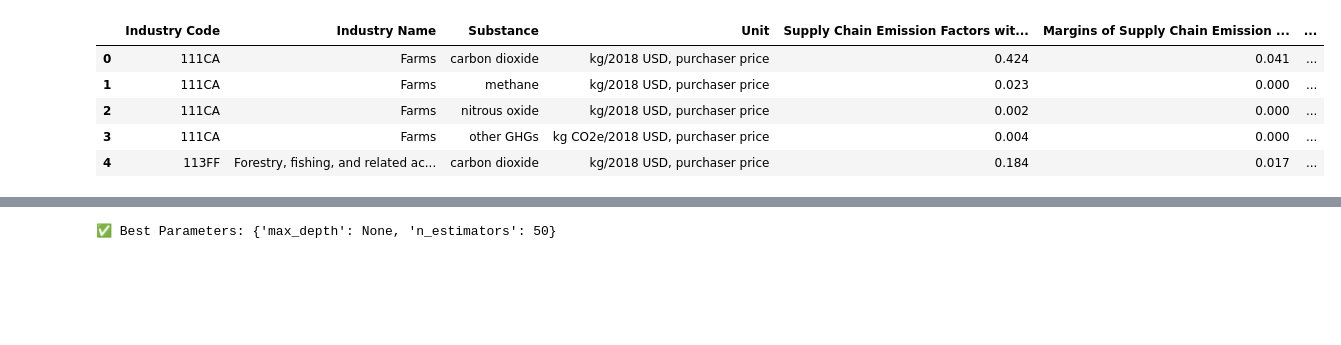
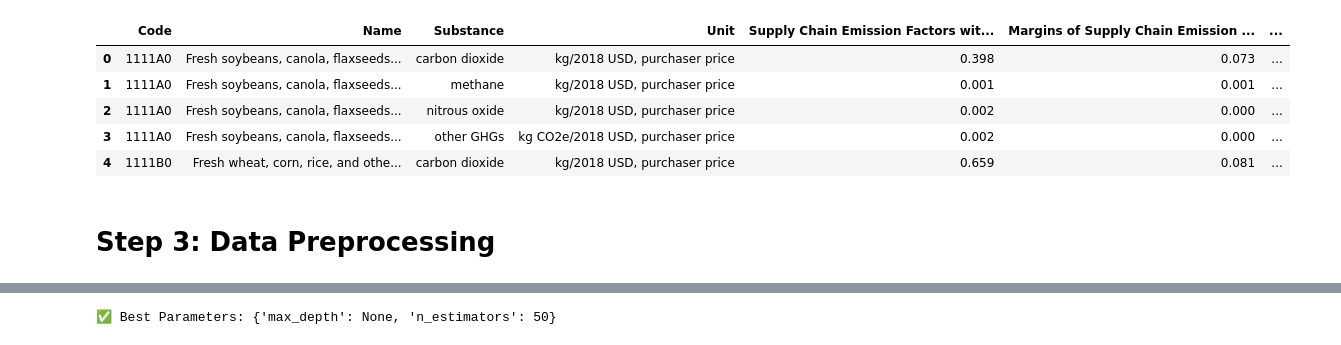
Before and after one commit to Astha29-01/GreenhouseGas_Emission_Edunet_Shells_Internship, a Jupyter notebook: greenhouse.ipynb, the cells around one changed output, grey strips where cells are left out. Saved outputs shown, nothing was run; the diff lists cells and outputs as text; code cells hidden in the pictures; blank space fills up the shorter version.

```diff
--- a/greenhouse.ipynb
+++ b/greenhouse.ipynb
@@ -29,0 +23,7 @@ sns.set_palette('mako')
+# %%
+excel_file = 'SupplyChainEmissionFactorsforUSIndustriesCommodities.xlsx'  # Replace with actual path
+years = range(2010, 2017)
+
+df.head()
+
+# df = pd.read_excel(r"path_data.xlsx")
@@ -30,10 +61,41 @@ sns.set_palette('mako')
+# %%
+all_data = []
+
+for year in years:
+    try:
+        df_com = pd.read_excel(excel_file, sheet_name=f'{year}_Detail_Commodity')
+        df_ind = pd.read_excel(excel_file, sheet_name=f'{year}_Detail_Industry')
+
+        df_com['Source'] = 'Commodity'
+        df_ind['Source'] = 'Industry'
+        df_com['Year'] = df_ind['Year'] = year
+
+        df_com.columns = df_com.columns.str.strip()
+        df_ind.columns = df_ind.columns.str.strip()
+
+        df_com.rename(columns={
+            'Commodity Code': 'Code',
+            'Commodity Name': 'Name'
+        }, inplace=True)
+
+        df_ind.rename(columns={
+            'Industry Code': 'Code',
+            'Industry Name': 'Name'
+        }, inplace=True)
+
+        all_data.append(pd.concat([df_com, df_ind], ignore_index=True))
+
+    except Exception as e:
+        print(f"Error processing year {year}: {e}")
 # %%
-df = pd.read_csv("SupplyChainEmissionFactorsforUSIndustriesCommodities.csv")
+df = pd.concat(all_data, ignore_index=True)
 df.head()
 # %% [output]
-|  | Industry Code | Industry Name | Substance | Unit | Supply Chain Emission Factors wit... | Margins of Supply Chain Emission ... | ... |
-| 0 | 111CA | Farms | carbon dioxide | kg/2018 USD, purchaser price | 0.424 | 0.041 | ... |
-| 1 | 111CA | Farms | methane | kg/2018 USD, purchaser price | 0.023 | 0.000 | ... |
-| 2 | 111CA | Farms | nitrous oxide | kg/2018 USD, purchaser price | 0.002 | 0.000 | ... |
-| 3 | 111CA | Farms | other GHGs | kg CO2e/2018 USD, purchaser price | 0.004 | 0.000 | ... |
-| 4 | 113FF | Forestry, fishing, and related ac... | carbon dioxide | kg/2018 USD, purchaser price | 0.184 | 0.017 | ... |
+|  | Code | Name | Substance | Unit | Supply Chain Emission Factors wit... | Margins of Supply Chain Emission ... | ... |
+| 0 | 1111A0 | Fresh soybeans, canola, flaxseeds... | carbon dioxide | kg/2018 USD, purchaser price | 0.398 | 0.073 | ... |
+| 1 | 1111A0 | Fresh soybeans, canola, flaxseeds... | methane | kg/2018 USD, purchaser price | 0.001 | 0.001 | ... |
+| 2 | 1111A0 | Fresh soybeans, canola, flaxseeds... | nitrous oxide | kg/2018 USD, purchaser price | 0.002 | 0.000 | ... |
+| 3 | 1111A0 | Fresh soybeans, canola, flaxseeds... | other GHGs | kg CO2e/2018 USD, purchaser price | 0.002 | 0.000 | ... |
+| 4 | 1111B0 | Fresh wheat, corn, rice, and othe... | carbon dioxide | kg/2018 USD, purchaser price | 0.659 | 0.081 | ... |
+# %% [markdown]
+# Step 3: Data Preprocessing
```
Also changed, not shown: parts of 73 cells of this notebook, 1 other file.
